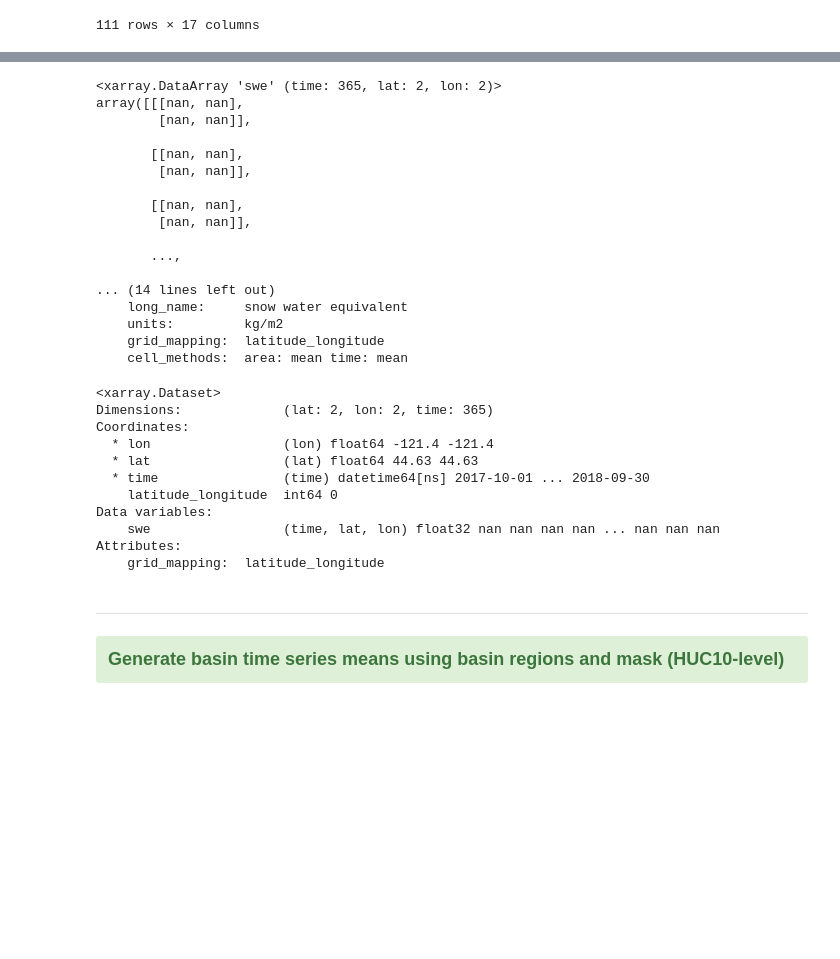
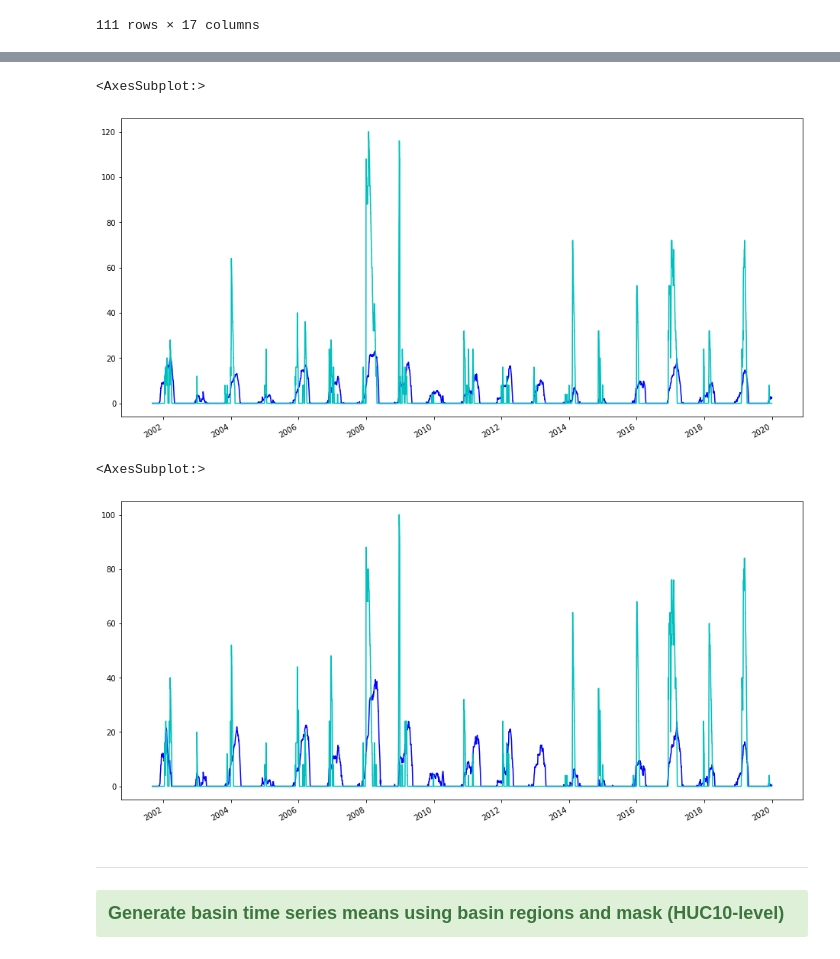
Before and after one commit to waterhackweek/whw2020_snowgw, a Jupyter notebook: mashup_snowGW_CA.ipynb, the cells around one changed output, grey strips where cells are left out. Saved outputs shown, nothing was run; the diff lists cells and outputs as text; code cells hidden in the pictures; blank space fills up the shorter version.

```diff
--- a/mashup_snowGW_CA.ipynb
+++ b/mashup_snowGW_CA.ipynb
@@ -743,8 +755,8 @@ stn_swe
 # %%
-#Get SWE values at station
+#Get precip values at station
 for i in stn.index:
-    nam = stn.code[i]+'_daymet'
-    stn_swe[nam]=sb_daymet_ds_swe.swe.sel(lat = stn.geometry.x[i],
-                                      lon = stn.geometry.y[i], method = 'nearest').values
+    nam = stn.code[i]+'_daymetPR'
+    stn_swe[nam]=sb_daymet_ds_prcp.prcp.sel(lat = stn.geometry.y[i],
+                                      lon = stn.geometry.x[i], method = 'nearest').values
 
 stn_swe
@@ -751,8 +776,0 @@ stn_swe
-# %%
-#Get precip values at station
-for i in stn.index:
-    nam = stn.code[i]+'_daymetPR'
-    stn_swe[nam]=sb_daymet_ds_prcp.prcp.sel(lat = stn.geometry.x[i],
-                                      lon = stn.geometry.y[i], method = 'nearest').values
-
-stn_swe
@@ -776,34 +777,14 @@ data2 = sb_daymet_ds_swe.sel(lat = stn.geometry.x, lon = stn.geometry.y, method
-# %%
-data
-# %% [output]
-<xarray.DataArray 'swe' (time: 365, lat: 2, lon: 2)>
-array([[[nan, nan],
-        [nan, nan]],
-
-       [[nan, nan],
-        [nan, nan]],
-
-       [[nan, nan],
-        [nan, nan]],
-
-       ...,
-
-... (14 lines left out)
-    long_name:     snow water equivalent
-    units:         kg/m2
-    grid_mapping:  latitude_longitude
-    cell_methods:  area: mean time: mean
-# %%
-data2
-# %% [output]
-<xarray.Dataset>
-Dimensions:             (lat: 2, lon: 2, time: 365)
-Coordinates:
-  * lon                 (lon) float64 -121.4 -121.4
-  * lat                 (lat) float64 44.63 44.63
-  * time                (time) datetime64[ns] 2017-10-01 ... 2018-09-30
-    latitude_longitude  int64 0
-Data variables:
-    swe                 (time, lat, lon) float32 nan nan nan nan ... nan nan nan
-Attributes:
-    grid_mapping:  latitude_longitude
+# %%
+fig, ax = plt.subplots(figsize=[16,8])
+stn_swe['398_OR_SNTL'].plot(color ='b',ax=ax)
+stn_swe['398_OR_SNTL_daymet'].plot(color ='c',ax=ax)
+# %% [output]
+<AxesSubplot:>
+[figure, added]
+# %%
+fig, ax = plt.subplots(figsize=[16,8])
+stn_swe['687_OR_SNTL'].plot(color ='b',ax=ax)
+stn_swe['687_OR_SNTL_daymet'].plot(color ='c',ax=ax)
+# %% [output]
+<AxesSubplot:>
+[figure, added]
```
Also changed, not shown: parts of 14 cells of this notebook.
